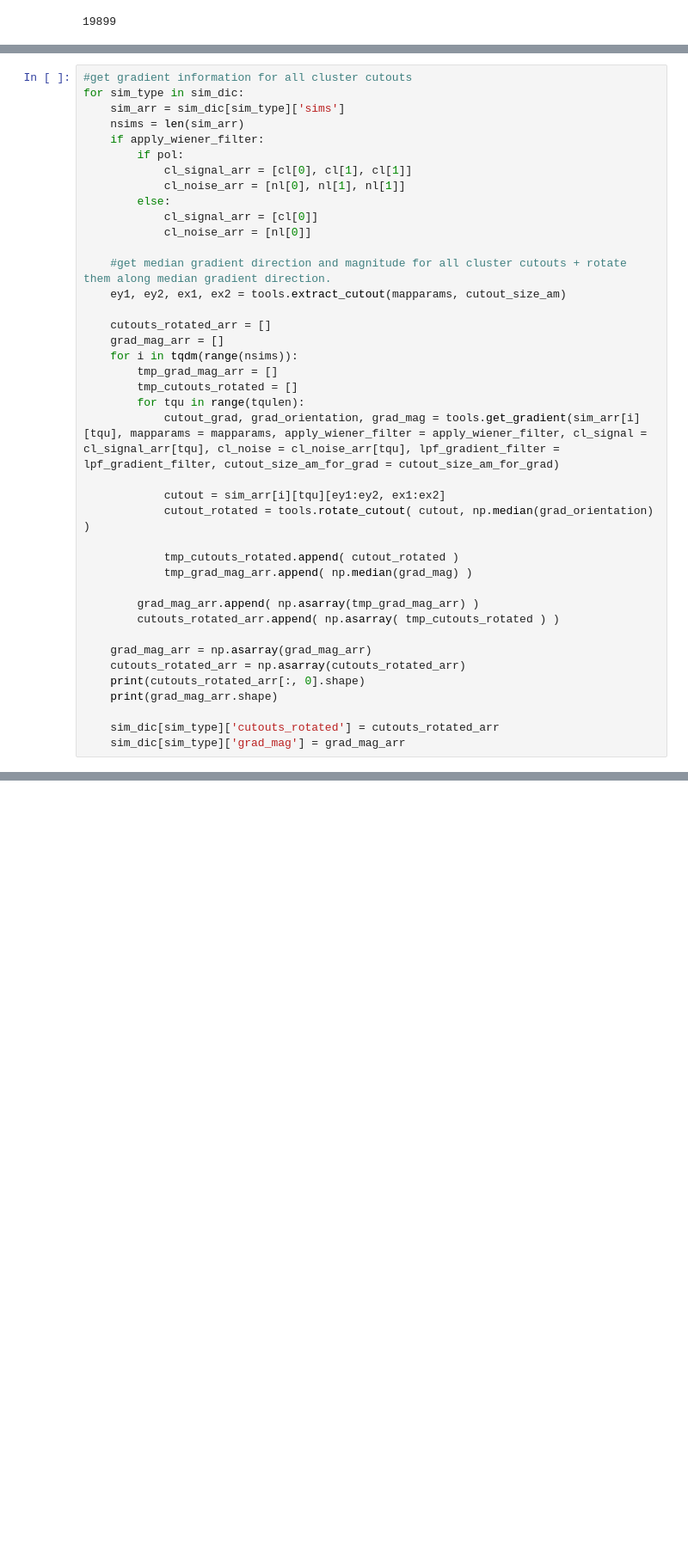
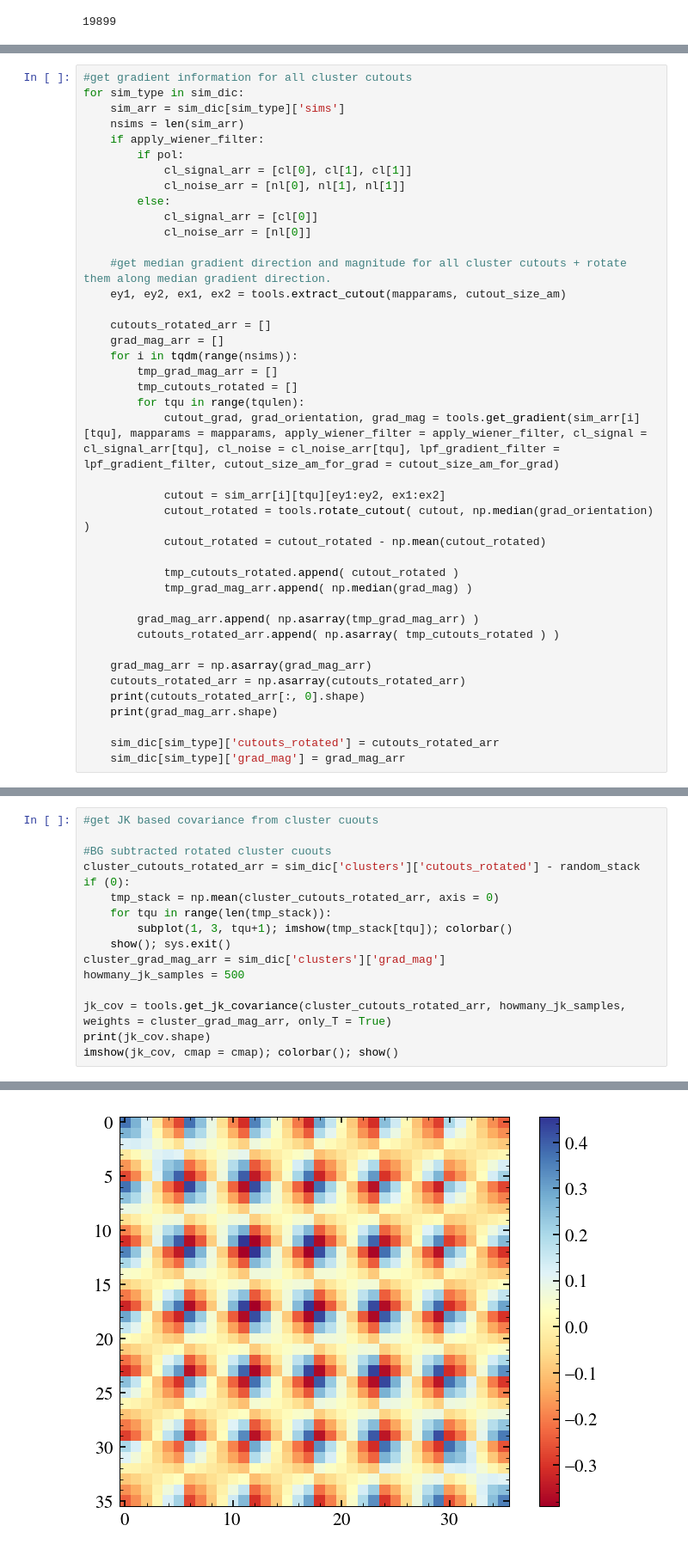
Before and after one commit to sriniraghunathan/cmb_cluster_lensing, a Jupyter notebook: scripts/cluster_lensing_example.ipynb, the cells around one changed output, grey strips where cells are left out. Shown at 86% size. Saved outputs shown, nothing was run; the diff lists cells and outputs as text; blank space fills up the shorter version.

```diff
--- a/scripts/cluster_lensing_example.ipynb
+++ b/scripts/cluster_lensing_example.ipynb
@@ -271,6 +271,7 @@ for sim_type in sim_dic:
 
             cutout = sim_arr[i][tqu][ey1:ey2, ex1:ex2]
             cutout_rotated = tools.rotate_cutout( cutout, np.median(grad_orientation) )
+            cutout_rotated = cutout_rotated - np.mean(cutout_rotated)
 
             tmp_cutouts_rotated.append( cutout_rotated )
             tmp_grad_mag_arr.append( np.median(grad_mag) )
@@ -342,0 +344,17 @@ show()
+# %%
+#get JK based covariance from cluster cuouts
+
+#BG subtracted rotated cluster cuouts
+cluster_cutouts_rotated_arr = sim_dic['clusters']['cutouts_rotated'] - random_stack
+if (0):
+    tmp_stack = np.mean(cluster_cutouts_rotated_arr, axis = 0)
+    for tqu in range(len(tmp_stack)):
+        subplot(1, 3, tqu+1); imshow(tmp_stack[tqu]); colorbar()
+    show(); sys.exit()
+cluster_grad_mag_arr = sim_dic['clusters']['grad_mag']
+howmany_jk_samples = 500
+
+jk_cov = tools.get_jk_covariance(cluster_cutouts_rotated_arr, howmany_jk_samples, weights = cluster_grad_mag_arr, only_T = True)
+print(jk_cov.shape)
+imshow(jk_cov, cmap = cmap); colorbar(); show()
+# %% [output]
@@ -342,0 +362 @@ show()
+[figure, added]
```
Also changed, not shown: parts of 11 cells of this notebook, 1 other file.
